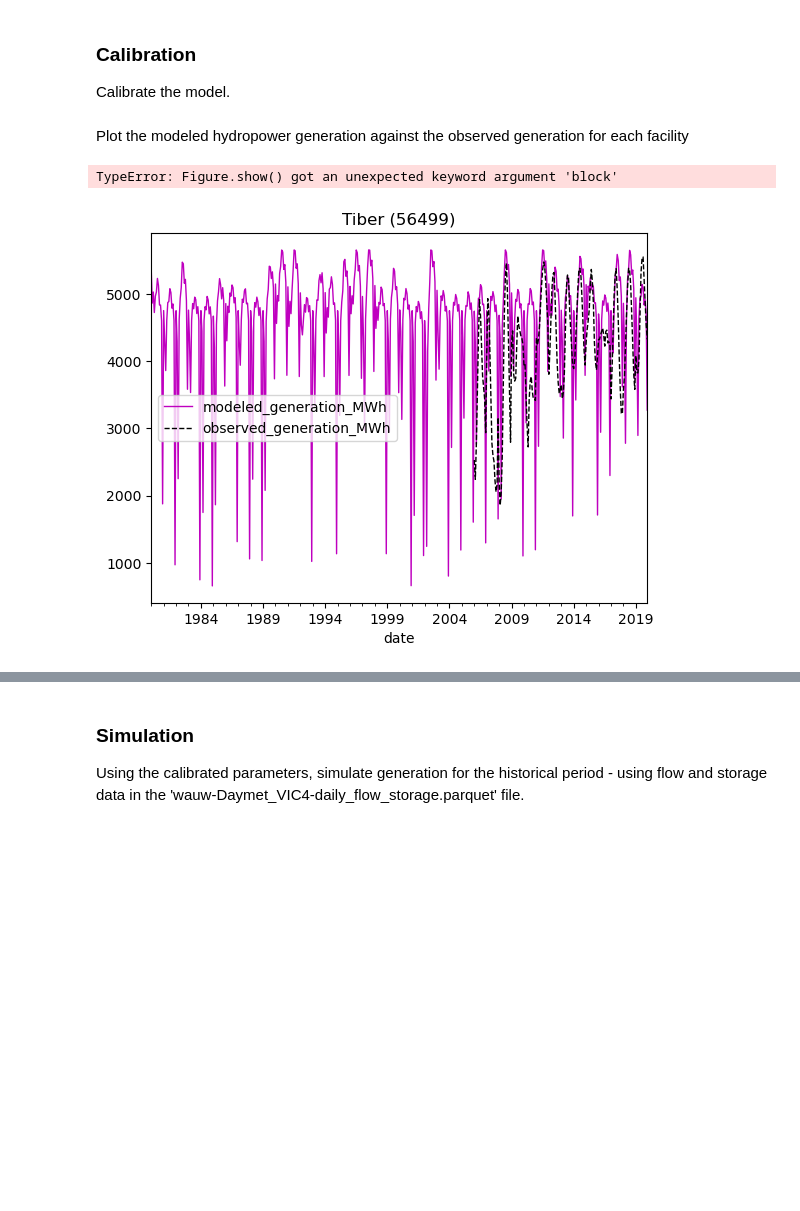
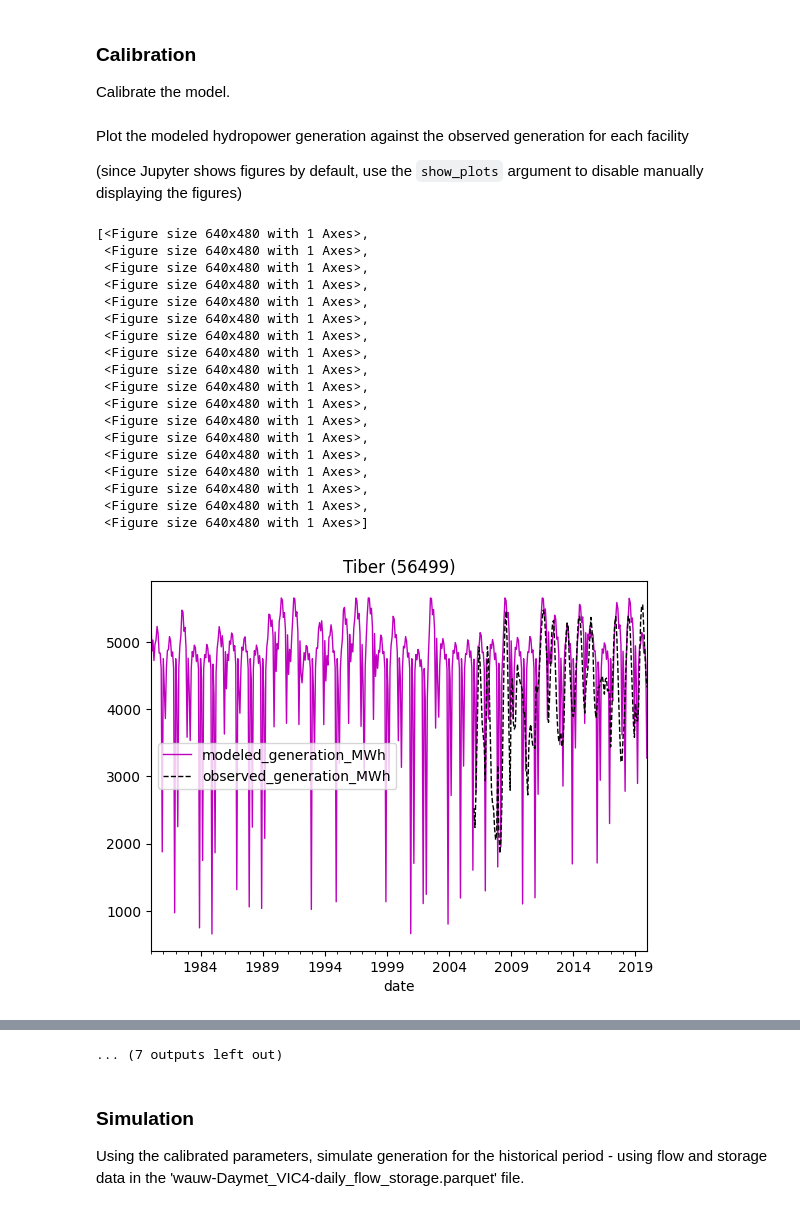
Before and after one commit to 9505-PNNL/wmpy_power, a Jupyter notebook: notebooks/tutorial.ipynb, the cells around one changed output, grey strips where cells are left out. Saved outputs shown, nothing was run; the diff lists cells and outputs as text; code cells hidden in the pictures; blank space fills up the shorter version.

```diff
--- a/notebooks/tutorial.ipynb
+++ b/notebooks/tutorial.ipynb
@@ -16,8 +19,8 @@ from wmpy_power import Model
 # %%
-# TEMP to import data
-dir_data = 'input/'
-reservoir_parameters_path = dir_data + 'wauw-reservoir_parameter.parquet'
-monthly_observed_generation_path = dir_data + 'wauw-monthly_obs_generation.parquet'
-daily_flow_storage_path = dir_data + 'wauw-Daymet_VIC4-daily_flow_storage.parquet'
-daily_flow_storage_scenario_path = dir_data + 'wauw-MPI-ESM1-2-HR-Daymet_VIC4-daily_flow_storage.parquet'
+# set paths to the freshly downloaded tutorial input data
+dir_data = './wmpy_power_tutorial/input'
+reservoir_parameters_path = f'{dir_data}/wauw-reservoir_parameter.parquet'
+monthly_observed_generation_path = f'{dir_data}/wauw-monthly_obs_generation.parquet'
+daily_flow_storage_path = f'{dir_data}/wauw-Daymet_VIC4-daily_flow_storage.parquet'
+daily_flow_storage_scenario_path = f'{dir_data}/wauw-MPI-ESM1-2-HR-Daymet_VIC4-daily_flow_storage.parquet'
 # %% [markdown]
@@ -25,5 +28,5 @@ Set output directory - the defaut is the output directory contained within the `
 # %%
-dir_out = 'output/'
+dir_out = './output/'
 # %% [markdown]
 Instantiate the model. Note that the 'balancing authority' string must match the key found in the 'balancing_authority' column in the reservoir parameters, observed generation, and daily flow and storage datsets. Also note that the random seed, used by the SCE algorithm, can be specified for reproducibility, but is not required.
 # %%
@@ -46,8 +49,27 @@ Calibrate the model.
 calibrations = m.run();
 # %% [markdown]
 Plot the modeled hydropower generation against the observed generation for each facility
+
+(since Jupyter shows figures by default, use the `show_plots` argument to disable manually displaying the figures)
 # %%
-m.plot(calibrations)
+m.plot(calibrations, show_plots=False)
 # %% [output]
-TypeError: Figure.show() got an unexpected keyword argument 'block'
+[<Figure size 640x480 with 1 Axes>,
+ <Figure size 640x480 with 1 Axes>,
+ <Figure size 640x480 with 1 Axes>,
+ <Figure size 640x480 with 1 Axes>,
+ <Figure size 640x480 with 1 Axes>,
+ <Figure size 640x480 with 1 Axes>,
+ <Figure size 640x480 with 1 Axes>,
+ <Figure size 640x480 with 1 Axes>,
+ <Figure size 640x480 with 1 Axes>,
+ <Figure size 640x480 with 1 Axes>,
+ <Figure size 640x480 with 1 Axes>,
+ <Figure size 640x480 with 1 Axes>,
+ <Figure size 640x480 with 1 Axes>,
+ <Figure size 640x480 with 1 Axes>,
+ <Figure size 640x480 with 1 Axes>,
+ <Figure size 640x480 with 1 Axes>,
+ <Figure size 640x480 with 1 Axes>,
+ <Figure size 640x480 with 1 Axes>]
-[figure, old version]
+[figure, new version]
@@ -54,3 +86,4 @@ TypeError: Figure.show() got an unexpected keyword argument 'block'
+... (7 outputs left out)
 # %% [markdown]
 ### Simulation
 Using the calibrated parameters, simulate generation for the historical period - using flow and storage data in the 'wauw-Daymet_VIC4-daily_flow_storage.parquet' file.
```
Also changed, not shown: parts of 9 cells of this notebook, 4 other files.
